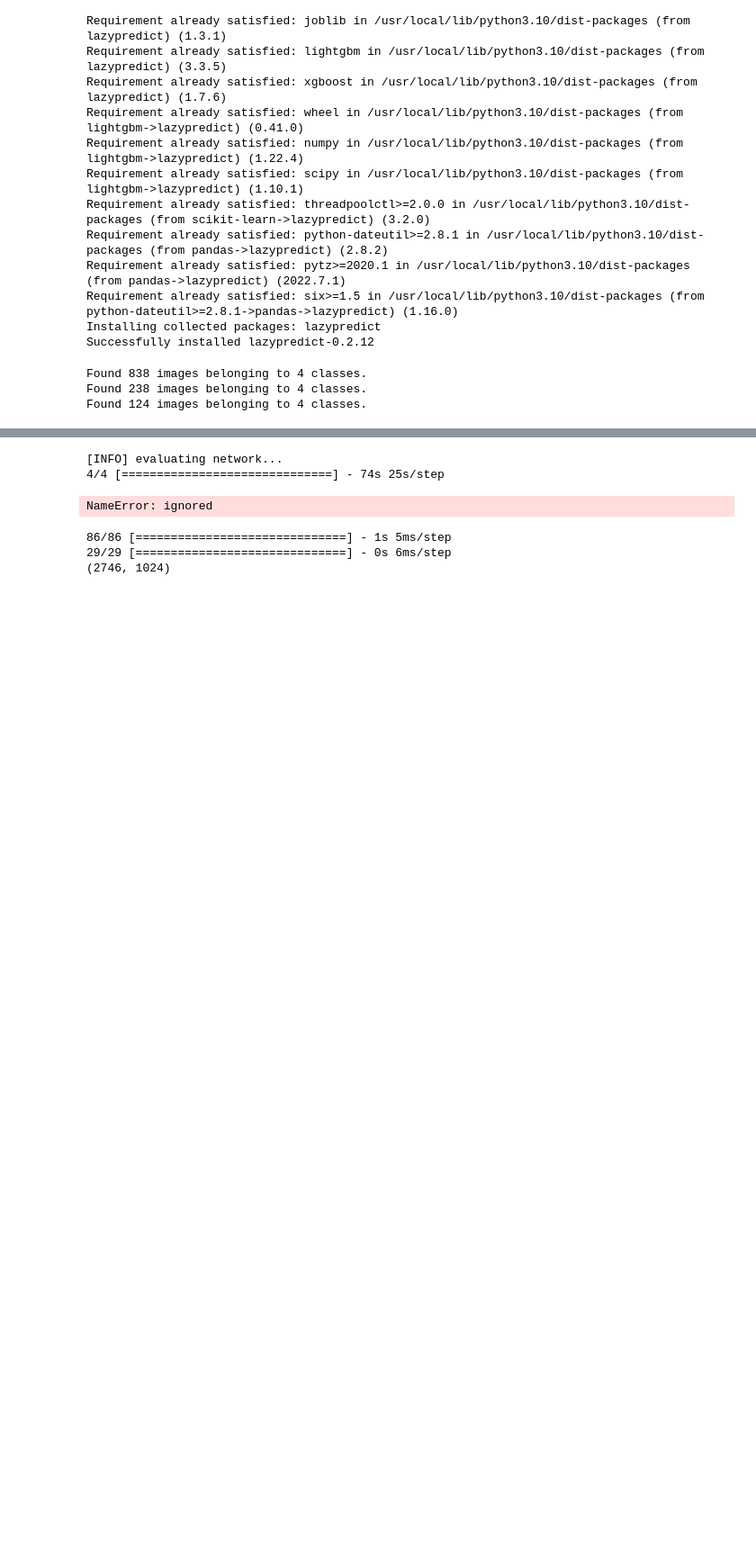
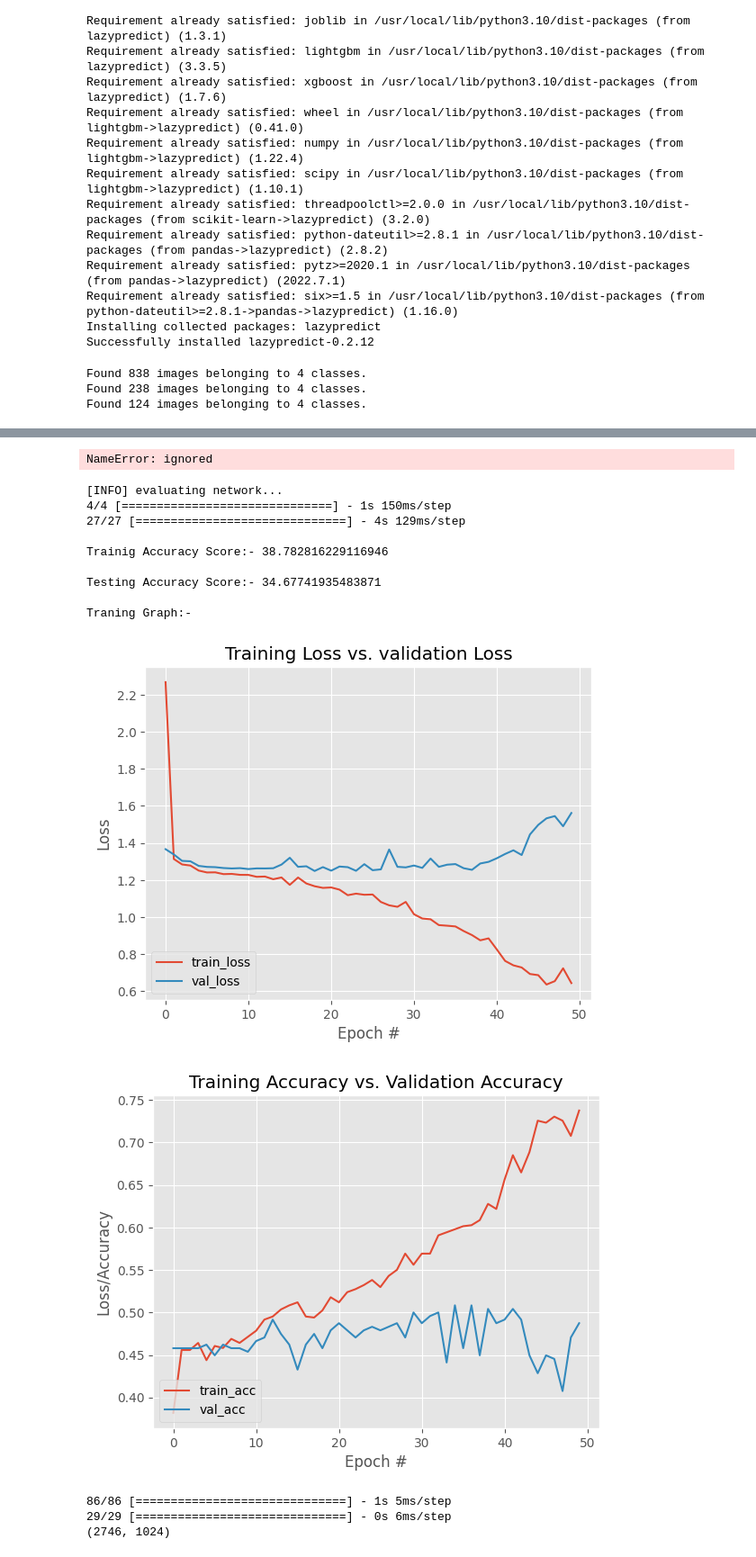
Before and after one commit to HazenDeveloper/Diabetic-Retinopathy-Feature-Extraction-using-Fundus-Images, a Jupyter notebook: CNN_FE_SVM_RF-messidore-datagen-v-00.ipynb, the cells around one changed output, grey strips where cells are left out. Shown: that part at 90% size. Saved outputs shown, nothing was run; the diff lists cells and outputs as text; code cells hidden in the pictures; blank space fills up the shorter version.

```diff
--- a/CNN_FE_SVM_RF-messidore-datagen-v-00.ipynb
+++ b/CNN_FE_SVM_RF-messidore-datagen-v-00.ipynb
@@ -304,11 +304,12 @@ depth = 3
 INIT_LR = 1e-3
 EPOCHS = 50
 
-from keras.optimizers import Nadam
+from keras.optimizers import Nadam, SGD
 
 cnn_model = MiniVGGNet(width, height, depth, classes)
 
 opt = Nadam(learning_rate=INIT_LR)
+opt = SGD(learning_rate=INIT_LR)
 # opt = Adam(learning_rate=INIT_LR)
 # opt = gradient_descent_legacy.SGD (learning_rate = INIT_LR)
 cnn_model.compile(optimizer=opt, loss='categorical_crossentropy', metrics=['accuracy'], run_eagerly=True)
@@ -408,3 +412,7 @@ Requirement already satisfied: six>=1.5 in /usr/local/lib/python3.10/dist-packag
+# %%
+y_test.shape
+# %% [output]
+NameError: ignored
 # %%
 #!pip install scikit-plot
 from sklearn.metrics import classification_report
@@ -419,7 +427,7 @@ import tensorflow
 cnn_model = tensorflow.keras.models.load_model('best_model.h5')
 x_test = test_generator
 x_train = train_generator
-y_train=
+y_test = test_generator.classes
 
 print("[INFO] evaluating network...")
 predIdxs = cnn_model.predict(x_test, batch_size=BS)
@@ -428,37 +436,45 @@ predIdxs = np.argmax(predIdxs, axis=1)
 trainpredIdxs = cnn_model.predict(x_train, batch_size=BS)
 trainpredIdxs = np.argmax(trainpredIdxs, axis=1)
 
-trainCNNScore=accuracy_score(trainpredIdxs,y_train.argmax(axis=1))*100
-CNNScore=accuracy_score(predIdxs,y_test.argmax(axis=1))*100
+trainCNNScore=accuracy_score(trainpredIdxs,y_train)*100#.argmax(axis=1))*100
+CNNScore=accuracy_score(predIdxs,y_test)*100#.argmax(axis=1))*100
 
 print("\nTrainig Accuracy Score:-",trainCNNScore)
 print("\nTesting Accuracy Score:-",CNNScore)
 print("\nTraning Graph:- \n ")
 
 # plot the training loss and accuracy
 N = EPOCHS
 plt.style.use("ggplot")
 plt.figure()
 plt.plot(np.arange(0, N), h.history["loss"], label="train_loss")
 plt.plot(np.arange(0, N), h.history["val_loss"], label="val_loss")
 plt.title("Training Loss vs. validation Loss")
 plt.xlabel("Epoch #")
 plt.ylabel("Loss")
 plt.legend(loc="lower left",)
 plt.show()
 
 plt.figure()
 plt.plot(np.arange(0, N), h.history["accuracy"], label="train_acc")
 plt.plot(np.arange(0, N), h.history["val_accuracy"], label="val_acc")
 plt.title("Training Accuracy vs. Validation Accuracy")
 plt.xlabel("Epoch #")
 plt.ylabel("Loss/Accuracy")
 plt.legend(loc="lower left",)
 plt.show()
 # %% [output]
 [INFO] evaluating network...
-4/4 [==============================] - 74s 25s/step
+4/4 [==============================] - 1s 150ms/step
+27/27 [==============================] - 4s 129ms/step
+
+Trainig Accuracy Score:- 38.782816229116946
+
+Testing Accuracy Score:- 34.67741935483871
+
+Traning Graph:-
-NameError: ignored
+[figure, added]
+[figure, added]
 # %%
 extractCNN = Model(cnn_model.inputs, cnn_model.layers[-4].output)
 
```
Also changed, not shown: parts of 3 cells of this notebook.
